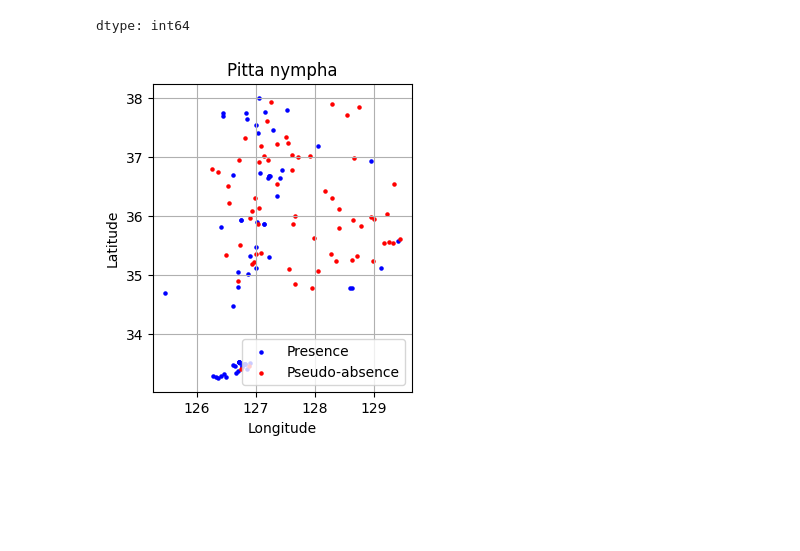
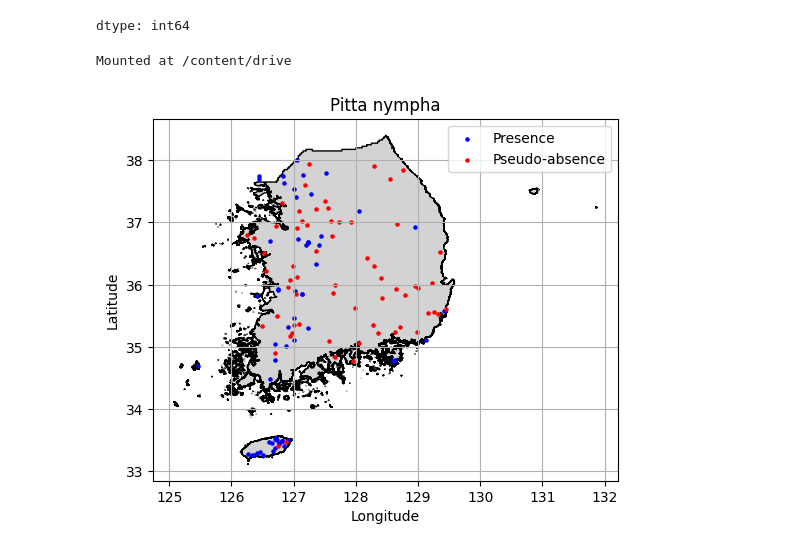
Before and after one commit to osgeokr/kari-sdm, a Jupyter notebook: 002_gbif_pitta_nympha_spatial_filtering.ipynb, the cells around one changed output. Drawn from its saved outputs; the diff is of its cells as text; code cells hidden in the pictures; blank space fills up the shorter version.

```diff
--- a/002_gbif_pitta_nympha_spatial_filtering.ipynb
+++ b/002_gbif_pitta_nympha_spatial_filtering.ipynb
@@ -374,30 +375,42 @@ gdf['status'].value_counts()
 | 1 | 64 |
 | 0 | 64 |
 dtype: int64
+# %%
+# Google Drive를 마운트
+drive.mount('/content/drive')
+file_path = '/content/drive/My Drive/kari-sdm/KR.gpkg'
+
+# 대한민국 경계
+kr = gpd.read_file(file_path)
+# %% [output]
+Mounted at /content/drive
 # %%
 # presence와 absence로 데이터를 분리
 presence = gdf[gdf['status'] == 1]
 absence = gdf[gdf['status'] == 0]
 
 # 플롯 설정
-fig, ax = plt.subplots(figsize=(4, 4))
+fig, ax = plt.subplots(figsize=(6, 6))
+
+# 대한민국 경계
+kr.plot(ax=ax, color='lightgrey', edgecolor='black')
 
 # presence 데이터 플롯
 presence.plot(ax=ax, marker='o', color='blue', markersize=5, label='Presence')
 
 # absence 데이터 플롯
 absence.plot(ax=ax, marker='o', color='red', markersize=5, label='Pseudo-absence')
 
 # 범례, 제목, 축 레이블, 그리드 설정
 plt.legend()
 plt.title('Pitta nympha')
 plt.xlabel('Longitude')
 plt.ylabel('Latitude')
 plt.grid(True)
 
 ax.set_aspect('equal', 'box')
 
 # 플롯 표시
 plt.show()
 # %% [output]
-[figure, old version]
+[figure, new version]
```
Also changed, not shown: parts of 1 cell of this notebook.
